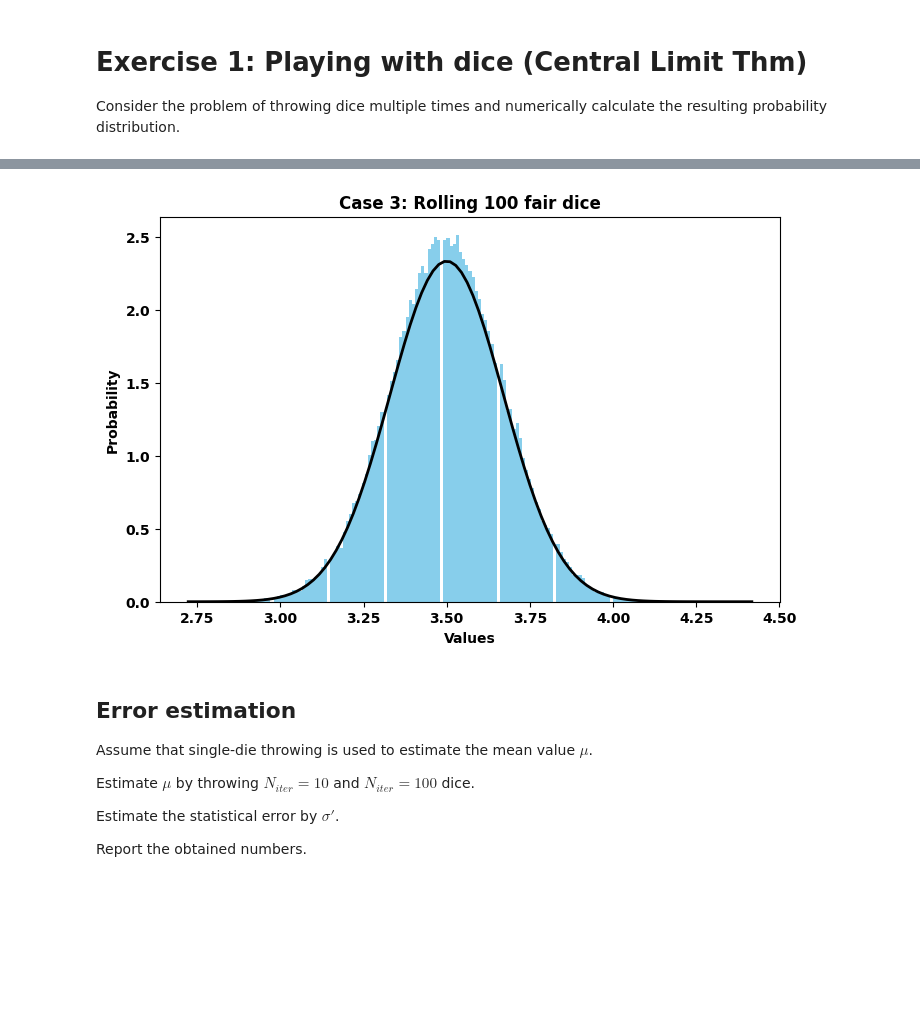
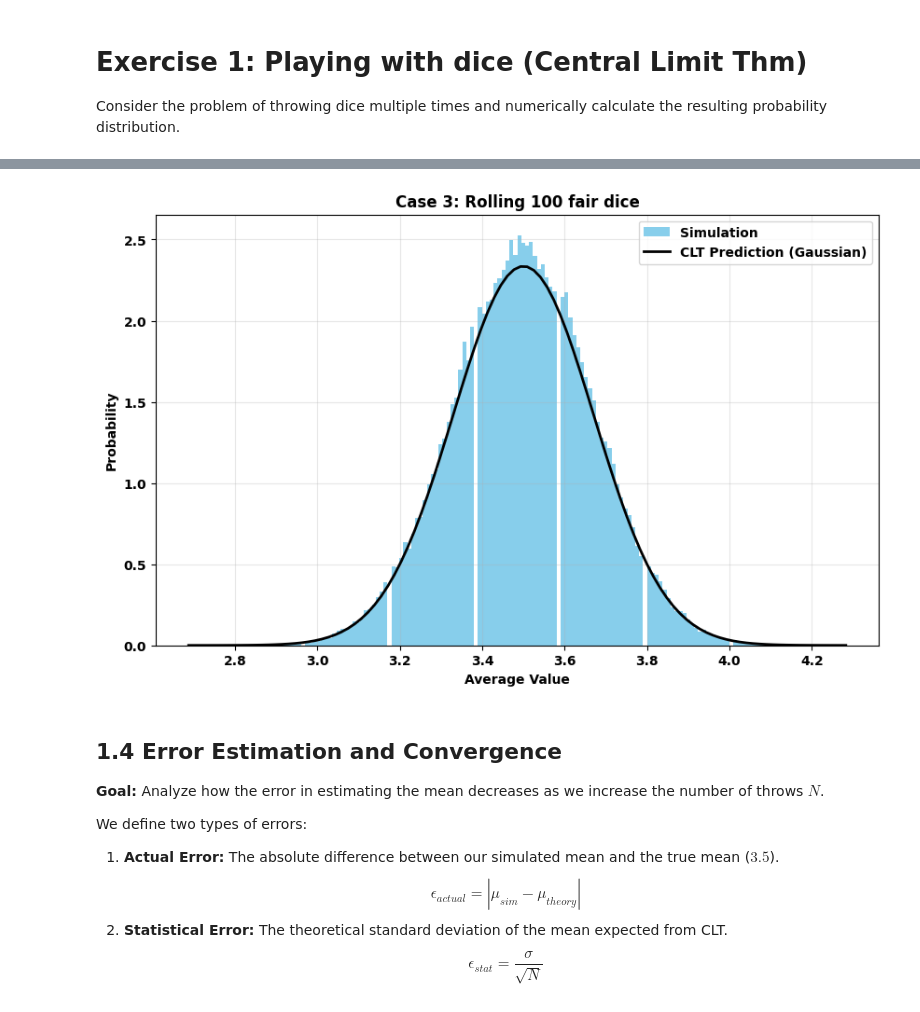
Before and after one commit to jmarquezol/QuantumMaster, a Jupyter notebook: QMC/QMCExercise1.ipynb, the cells around one changed output, grey strips where cells are left out. Drawn from its saved outputs; the diff is of its cells as text; code cells hidden in the pictures; blank space fills up the shorter version.

```diff
--- a/QMC/QMCExercise1.ipynb
+++ b/QMC/QMCExercise1.ipynb
@@ -4,4 +4,8 @@ Consider the problem of throwing dice multiple times and numerically calculate t
 # %%
 import numpy as np
 import matplotlib.pyplot as plt
+from scipy.stats import norm
+
+# Consistent figure size for all plots
+plt.rcParams['figure.figsize'] = (10, 6)
 # %% [markdown]
@@ -115,43 +116,39 @@ $$
 # %%
-from scipy.stats import norm
+# --- PARAMETERS ---
+N_dice = 100 # number of diced rolled simultaneously
+N_iter = 100000 # number of experiments/rolls
 
-N_dice = 100
-dx = 1/N_dice
-
-# Experiment: rolling 100 dice N times
-rolls_matrix = np.random.randint(1, 7, size=(N, N_dice))
+# --- SIMULATION 3: Rolling N_dice fair dice and averaging ---
+rolls_matrix = np.random.randint(1, sides + 1, size=(N_iter, N_dice))
 avgs_N = np.mean(rolls_matrix, axis=1) # average of the 100 dice for each experiment
 
 
 # Plotting
 # note that for large N_dice, the distribution of averages becomes approximately continuous, so we use a histogram
-plt.figure(figsize=(8, 5))
 plt.hist(avgs_N, bins='auto', density=True, color='skyblue', label='Simulation')
 
 # Theoretical PDF (Gaussian distribution)
-sigma = np.sqrt(sig_2)/np.sqrt(N_dice)
+sigma_CLT = np.sqrt(sig_2)/np.sqrt(N_dice)
 xmin, xmax = plt.xlim()
 x = np.linspace(xmin, xmax, 100)
-p = norm.pdf(x, mu, sigma)
-plt.plot(x, p, 'k', linewidth=2, label="Gaussian")
+p = norm.pdf(x, mu, sigma_CLT)
+plt.plot(x, p, 'k', linewidth=2, label="CLT Prediction (Gaussian)")
 
-plt.xlabel("Values")
+plt.xlabel("Average Value")
 plt.ylabel("Probability")
 plt.title(f"Case 3: Rolling {N_dice} fair dice")
+plt.legend()
+plt.grid(True, alpha=0.3)
 plt.show()
-
-
-# CHECK MISSING PARTS FROM THE ORIGINAL QUESTION
 # %% [output]
-[figure, old version]
+[figure, new version]
 # %% [markdown]
-## Error estimation
+## 1.4 Error Estimation and Convergence
+**Goal:** Analyze how the error in estimating the mean decreases as we increase the number of throws $N$.
 
-Assume that single-die throwing is used to estimate the mean value $\mu$.
-
-Estimate $\mu$ by throwing $N_{iter} = 10$ and $N_{iter} = 100$ dice.
-
-Estimate the statistical error by $\sigma'$.
-
-Report the obtained numbers.
+We define two types of errors:
+1. **Actual Error:** The absolute difference between our simulated mean and the true mean ($3.5$).
+   $$\epsilon_{actual} = |\mu_{sim} - \mu_{theory}|$$
+2. **Statistical Error:** The theoretical standard deviation of the mean expected from CLT.
+   $$\epsilon_{stat} = \frac{\sigma}{\sqrt{N}}$$
 # %%
```
Also changed, not shown: parts of 9 cells of this notebook, 34 other files.
